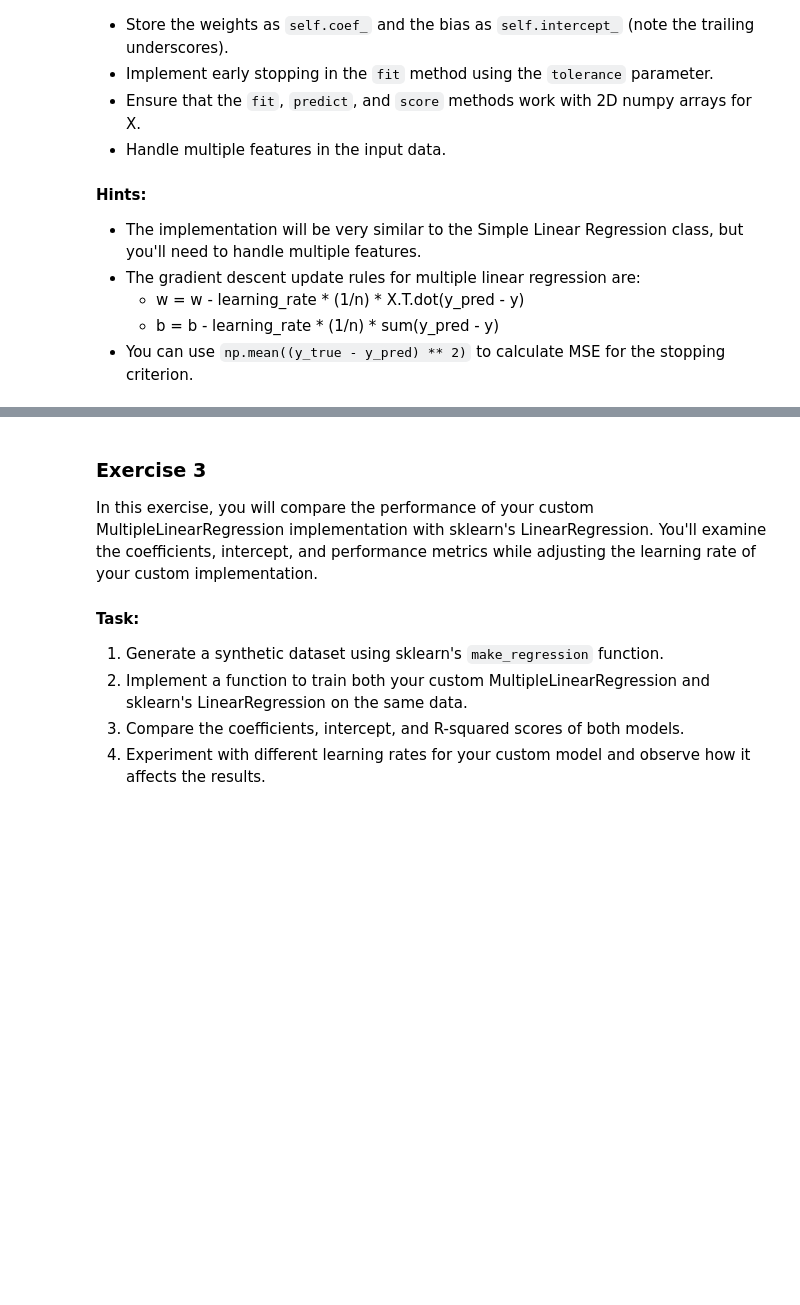
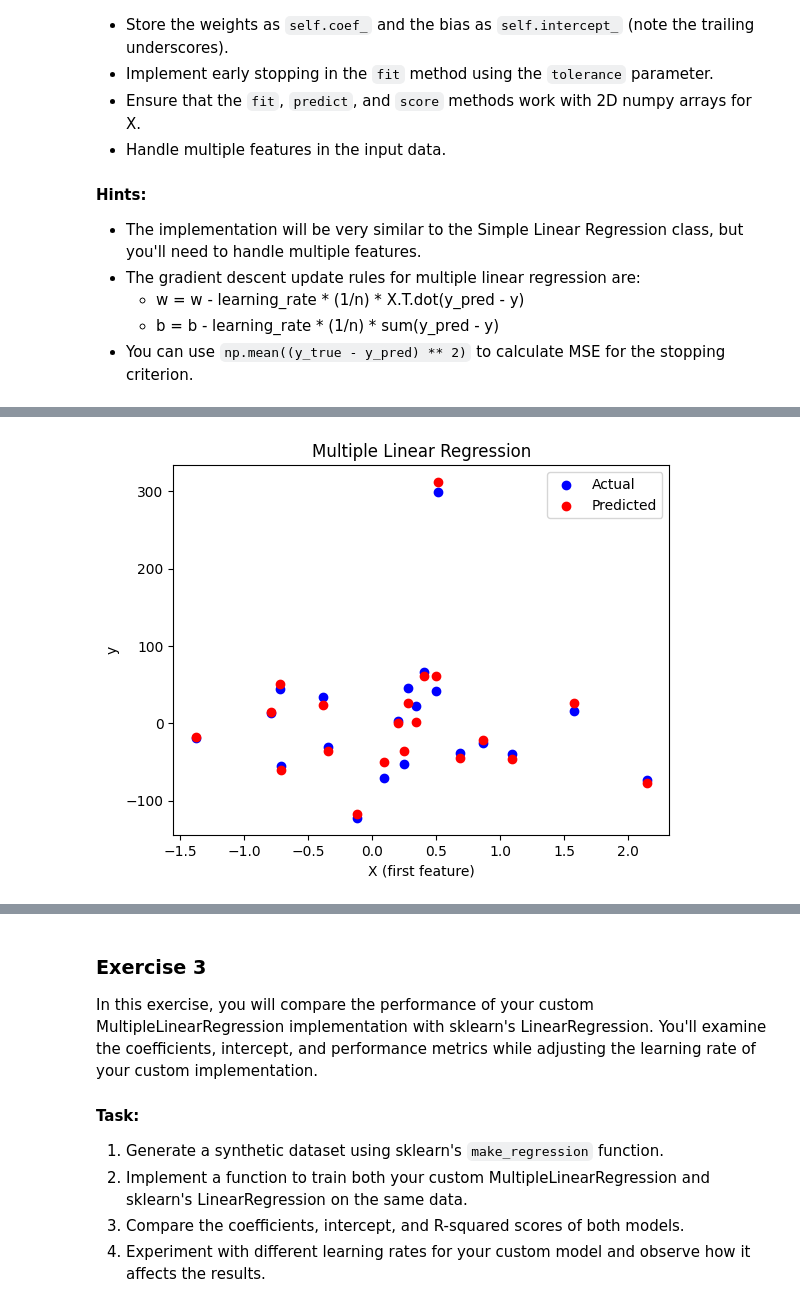
Before and after one commit to IST407/fixed2-student-lectures-ryanmyers08, a Jupyter notebook: 5-week5/lab-exercises.ipynb, the cells around one changed output, grey strips where cells are left out. Drawn from its saved outputs; the diff is of its cells as text; code cells hidden in the pictures; blank space fills up the shorter version.

Commit message:
Iteration

```diff
--- a/5-week5/lab-exercises.ipynb
+++ b/5-week5/lab-exercises.ipynb
@@ -183,0 +138,92 @@ print(f"sklearn LinearRegression R-squared score: {sk_score:.4f}")
+# %%
+import numpy as np
+from sklearn.base import BaseEstimator, RegressorMixin
+from sklearn.utils.validation import check_X_y, check_array
+#these check_X_y, check_array functions check to make sure the x dimension is the same as the y dimension
+
+# Multiple Linear Regression = using multiple features
+# instead of y = mx + b... y = wn*xn + wn+1*xn+1 + ... wn+4*xn+4
+# X is a matrix consisting of rows of all the feature values
+# Need parameters for each feature to make a prediction
+# Taking the equation from Single with 1 x and doing it with a vector
+# Walking the gradient with all features simultaneously
+
+
+class MultipleLinearRegression(BaseEstimator, RegressorMixin):
+    def __init__(self, learning_rate=.01, n_iterations=1000, tolerance=1e-6):
+        self.learning_rate = learning_rate
+        self.n_iterations = n_iterations
+        self.tolerance = tolerance
+        self.coef_ = None
+        self.intercept_ = None
+
+    def fit(self,X,y):
+        X, y = check_X_y(X,y,ensure_2d=True)
+        n_samples, n_features = X.shape
+        self.coef_ = np.zeros(n_features)
+        self.intercept_ = 0
+
+        for _ in range(self.n_iterations):
+
+            y_pred = self.predict(X)
+            dw = (1/n_samples) * np.dot(X.T, (y_pred-y))
+            db = (1/n_samples) * np.sum(y_pred - y)
+                # numpy is transparently handling all the vectors and the matrices for us
+
+                #w = w - learning_rate * dw
+                #b = b - learning_rate * db
+            self.coef_ -= self.learning_rate * dw
+            self.intercept_ -= self.learning_rate * db
+
+            if np.all(np.abs(self.learning_rate * dw) < self.tolerance):
+                break
+
+        return(self)
+
+
+    def _predict(self,X):
+        # Doing a dot product because we are multiplying and summing vectors to get a vector of predicted values
+        return np.dot(X,self.coef_) + self.intercept_
+
+    def predict(self,X):
+        X = check_array(X,ensure_2d=True)
+        return self._predict(X)
+
+# Test the implementation
+from sklearn.datasets import make_regression
+from sklearn.model_selection import train_test_split
+import matplotlib.pyplot as plt
+
+# Generate synthetic data
+X, y = make_regression(n_samples=100, n_features=3, noise=10, random_state=42)
+X_train, X_test, y_train, y_test = train_test_split(X, y, test_size=0.2, random_state=42)
+
+# Create and train the model
+model = MultipleLinearRegression(learning_rate=0.01, n_iterations=1000)
+model.fit(X_train, y_train)
+
+# Make predictions
+y_pred = model.predict(X_test)
+
+# Calculate and print R-squared score
+print(f"R-squared score: {model.score(X_test, y_test):.4f}")
+
+# Plot results (for the first feature)
+plt.scatter(X_test[:, 0], y_test, color='blue', label='Actual')
+plt.scatter(X_test[:, 0], y_pred, color='red', label='Predicted')
+plt.xlabel('X (first feature)')
+plt.ylabel('y')
+plt.title('Multiple Linear Regression')
+plt.legend()
+plt.show()
+
+print("Coefficients:", model.coef_)
+print(f"Intercept: {model.intercept_:.4f}")
+
+# Compare with sklearn's LinearRegression
+from sklearn.linear_model import LinearRegression
+sk_model = LinearRegression()
+sk_model.fit(X_train, y_train)
+sk_score = sk_model.score(X_test, y_test)
+print(f"sklearn LinearRegression R-squared score: {sk_score:.4f}")
+# %% [output]
@@ -183,0 +231 @@ print(f"sklearn LinearRegression R-squared score: {sk_score:.4f}")
+[figure, added]
```
Also changed, not shown: parts of 4 cells of this notebook.
